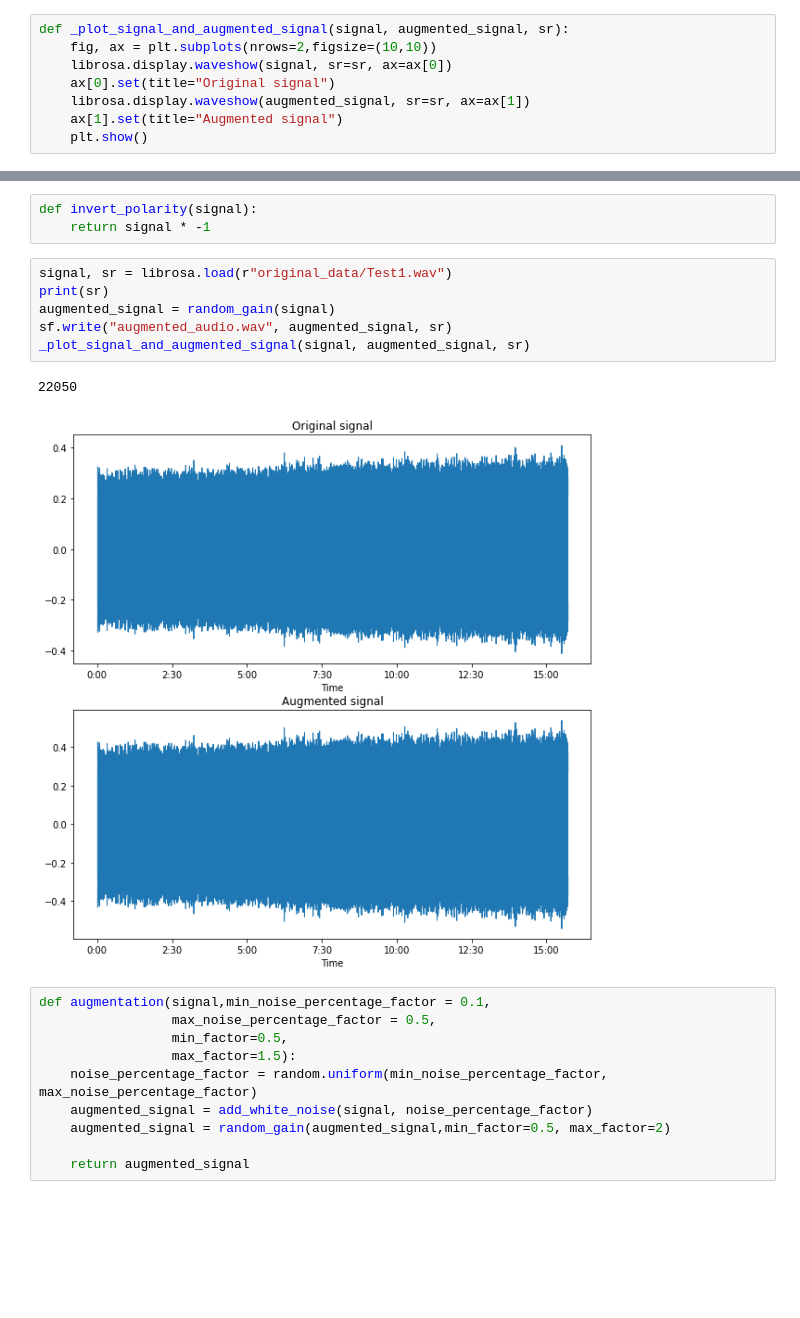
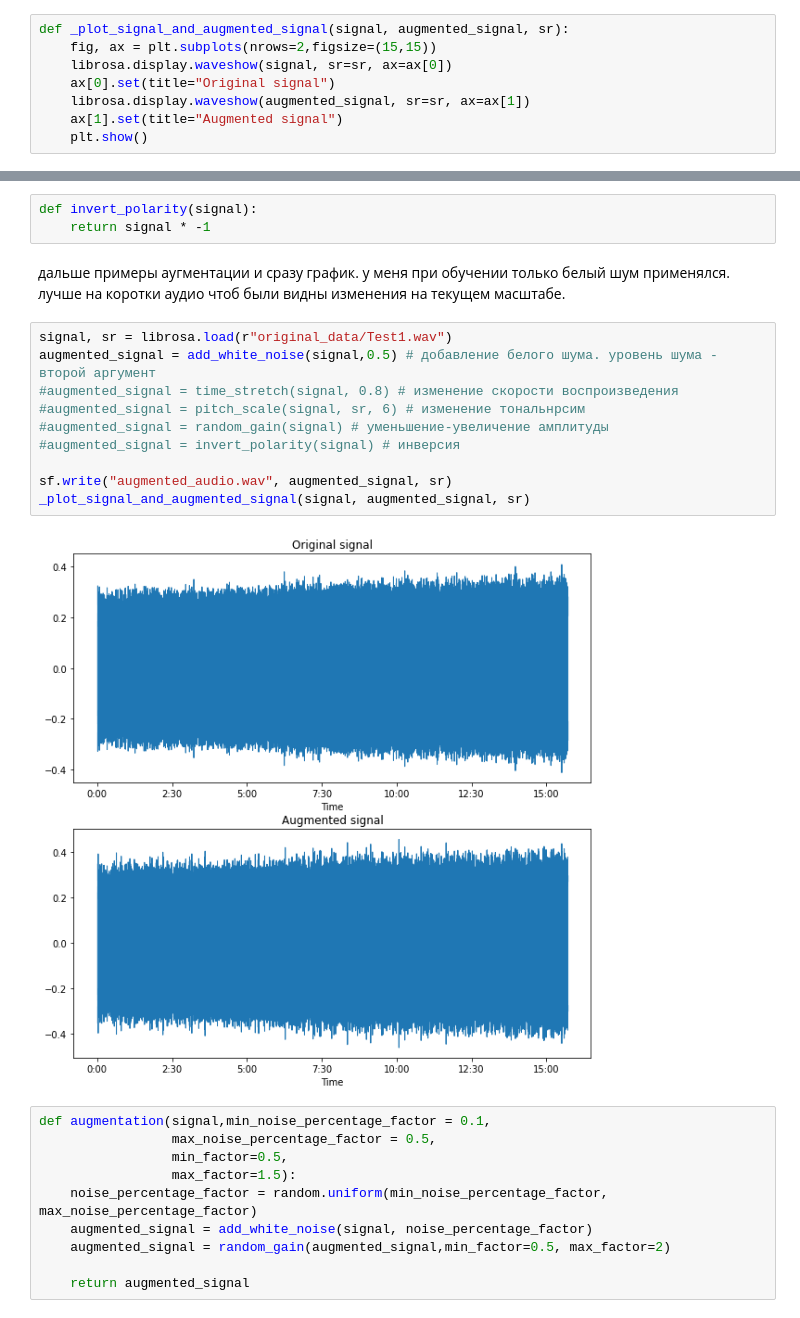
Before and after one commit to Yaroslav-siberia/audio_classification, a Jupyter notebook: 1.Split Wav.ipynb, the cells around one changed output, grey strips where cells are left out. Saved outputs shown, nothing was run; the diff lists cells and outputs as text; blank space fills up the shorter version.

```diff
--- a/1.Split Wav.ipynb
+++ b/1.Split Wav.ipynb
@@ -10,7 +79,7 @@ import librosa.display
 import matplotlib.pyplot as plt
 # %%
 def _plot_signal_and_augmented_signal(signal, augmented_signal, sr):
-    fig, ax = plt.subplots(nrows=2,figsize=(10,10))
+    fig, ax = plt.subplots(nrows=2,figsize=(15,15))
     librosa.display.waveshow(signal, sr=sr, ax=ax[0])
     ax[0].set(title="Original signal")
     librosa.display.waveshow(augmented_signal, sr=sr, ax=ax[1])
@@ -41,15 +104,20 @@ def random_gain(signal, min_factor=0.5, max_factor=2):
 # %%
 def invert_polarity(signal):
     return signal * -1
+# %% [markdown]
+дальше примеры аугментации и сразу график. у меня при обучении только белый шум применялся. лучше на коротки аудио чтоб были видны изменения на текущем масштабе.
 # %%
 signal, sr = librosa.load(r"original_data/Test1.wav")
-print(sr)
-augmented_signal = random_gain(signal)
+augmented_signal = add_white_noise(signal,0.5) # добавление белого шума. уровень шума - второй аргумент
+#augmented_signal = time_stretch(signal, 0.8) # изменение скорости воспроизведения
+#augmented_signal = pitch_scale(signal, sr, 6) # изменение тональнрсим
+#augmented_signal = random_gain(signal) # уменьшение-увеличение амплитуды
+#augmented_signal = invert_polarity(signal) # инверсия
+
 sf.write("augmented_audio.wav", augmented_signal, sr)
 _plot_signal_and_augmented_signal(signal, augmented_signal, sr)
 # %% [output]
-22050
-[figure, old version]
+[figure, new version]
 # %%
 def augmentation(signal,min_noise_percentage_factor = 0.1,
                  max_noise_percentage_factor = 0.5,
```
Also changed, not shown: parts of 12 cells of this notebook, 3 other files.
